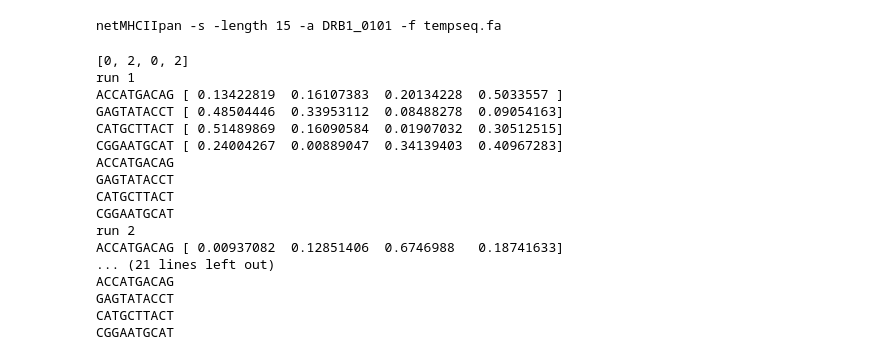
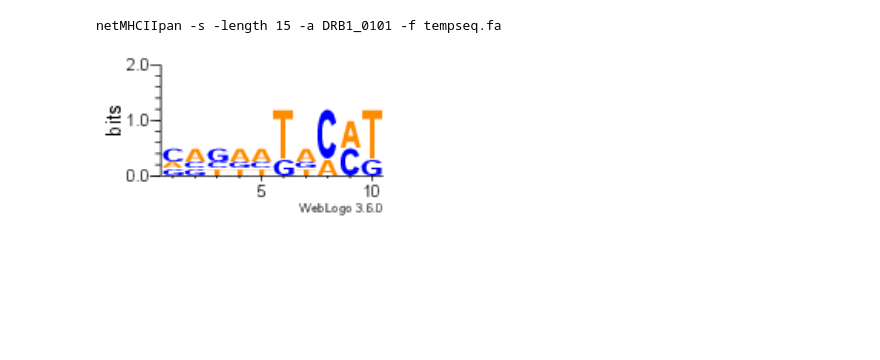
Before and after one commit to dmnfarrell/gordon-group, a Jupyter notebook: mhc2learning/testing.ipynb, the cells around one changed output. Drawn from its saved outputs; the diff is of its cells as text; code cells hidden in the pictures; blank space fills up the shorter version.

```diff
--- a/mhc2learning/testing.ipynb
+++ b/mhc2learning/testing.ipynb
@@ -282,18 +294,18 @@ codes = ['A','T','G','C']
 #S = list(df['SEQ_SEQUENCE'].values[:100])
 
 import random
-def getSubSeqs(x, idxs):
+def get_subseqs(x, idxs):
     seqs = [i[j:j+w] for i,j in zip(x,idxs)]
     return seqs
 
-def getcountmatrix(a):
+def get_count_matrix(a):
     #create freq matrix from seqs
     m = [[r.str.contains(c).sum() for c in codes] for i,r in a.T.iterrows()]
     m = pd.DataFrame(m,columns=codes)
     return m.T
 
 #print motifs
-def printmotifs(S,idxs):
+def print_motifs(S,idxs):
     for s,i in zip(S,idxs)[:10]:
         x1=s[0:i]; x2=s[i+w:l]
         m=s[i:i+w]
@@ -318,9 +330,9 @@ for run in range(1,5):
         xdf = pd.DataFrame([list(s) for s in X])
 
         #get residue counts
-        sub = getSubSeqs(X, idxs)
+        sub = get_subseqs(X, idxs)
         sub = pd.DataFrame([list(s) for s in sub])
-        c = getcountmatrix(sub)
+        c = get_count_matrix(sub)
         #print c
 
         #get background counts by masking xdf
@@ -331,7 +343,7 @@ for run in range(1,5):
             bg.append(x)
         bg = pd.DataFrame(bg)
         #print bg
-        cb = getcountmatrix(bg)
+        cb = get_count_matrix(bg)
         cb = cb.sum(1)
         #print cb
 
@@ -363,33 +375,18 @@ for run in range(1,5):
         #print idxs[:20]
     #get alignment log-likelihood
     #F =
-    printmotifs(S,idxs)
+    print_motifs(S,idxs)
     run+=1
-# %% [output]
-[0, 2, 0, 2]
-run 1
-ACCATGACAG [ 0.13422819  0.16107383  0.20134228  0.5033557 ]
-GAGTATACCT [ 0.48504446  0.33953112  0.08488278  0.09054163]
-CATGCTTACT [ 0.51489869  0.16090584  0.01907032  0.30512515]
-CGGAATGCAT [ 0.24004267  0.00889047  0.34139403  0.40967283]
-ACCATGACAG
-GAGTATACCT
-CATGCTTACT
-CGGAATGCAT
-run 2
-ACCATGACAG [ 0.00937082  0.12851406  0.6746988   0.18741633]
-... (21 lines left out)
-ACCATGACAG
-GAGTATACCT
-CATGCTTACT
-CGGAATGCAT
 # %%
 import weblogolib as wl
 fin = open('align.fa')
 seqs = wl.read_seq_data(fin)
 data = wl.LogoData.from_seqs(seqs)
 options = wl.LogoOptions()
 options.title = "test"
 format = wl.LogoFormat(data, options)
-fout = open('logo.png', 'w')
-wl.png_formatter( data, format, fout)
+img=wl.png_formatter( data, format)
+from IPython.display import Image
+Image(img,width=300)
+# %% [output]
+[figure, added]
```
Also changed, not shown: parts of 9 cells of this notebook, 2 other files.
